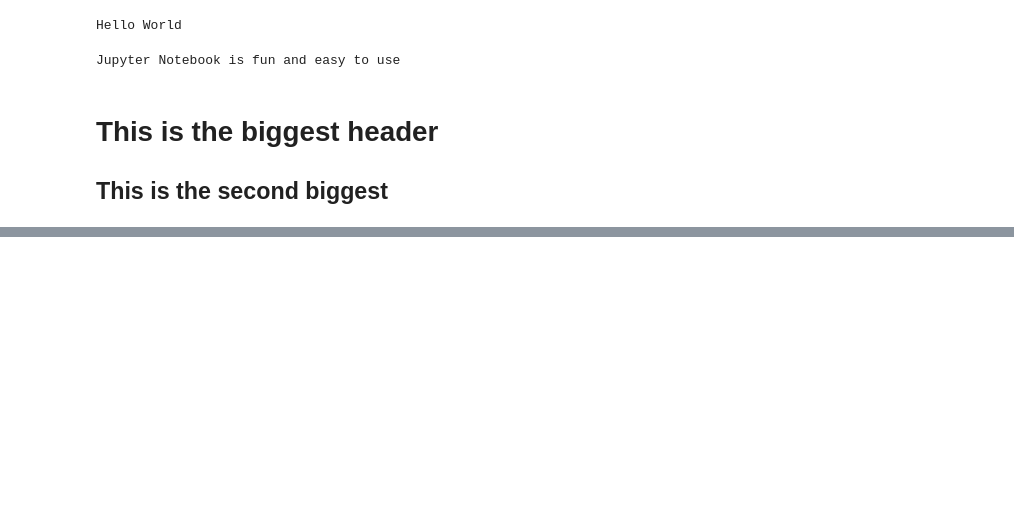
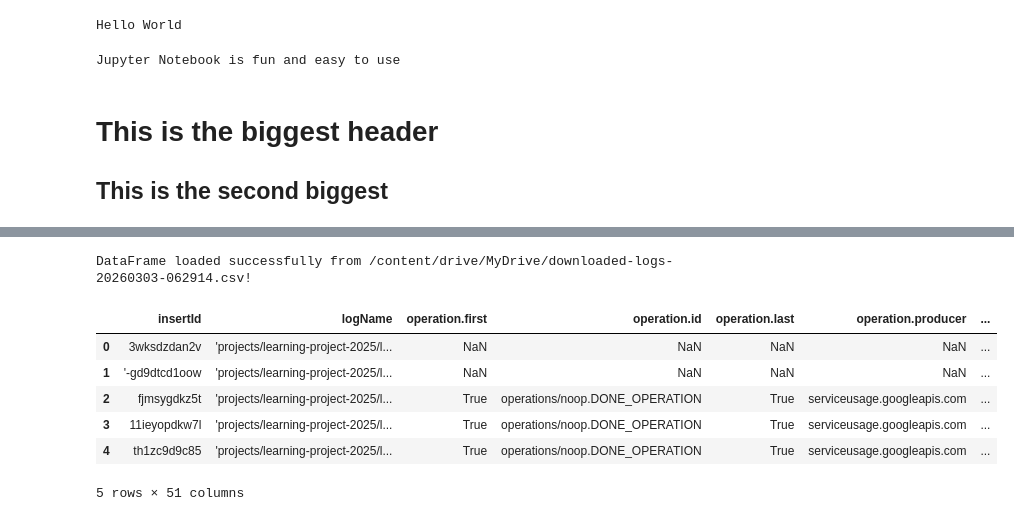
Before and after one commit to James-S-Wood/2-counter, a Jupyter notebook: Examples.ipynb, the cells around one changed output, grey strips where cells are left out. Saved outputs shown, nothing was run; the diff lists cells and outputs as text; code cells hidden in the pictures; blank space fills up the shorter version.

```diff
--- a/Examples.ipynb
+++ b/Examples.ipynb
@@ -13,0 +130,22 @@ Jupyter Notebook is fun and easy to use
+# %%
+import pandas as pd
+
+file_path = '/content/drive/MyDrive/downloaded-logs-20260303-062914.csv'
+
+try:
+    df = pd.read_csv(file_path)
+    print(f'DataFrame loaded successfully from {file_path}!')
+    display(df.head())
+except FileNotFoundError:
+    print(f"Error: The file '{file_path}' was not found. Please check the path and try again.")
+except Exception as e:
+    print(f"An error occurred: {e}")
+# %% [output]
+DataFrame loaded successfully from /content/drive/MyDrive/downloaded-logs-20260303-062914.csv!
+|  | insertId | logName | operation.first | operation.id | operation.last | operation.producer | ... |
+| 0 | 3wksdzdan2v | 'projects/learning-project-2025/l... | NaN | NaN | NaN | NaN | ... |
+| 1 | '-gd9dtcd1oow | 'projects/learning-project-2025/l... | NaN | NaN | NaN | NaN | ... |
+| 2 | fjmsygdkz5t | 'projects/learning-project-2025/l... | True | operations/noop.DONE_OPERATION | True | serviceusage.googleapis.com | ... |
+| 3 | 11ieyopdkw7l | 'projects/learning-project-2025/l... | True | operations/noop.DONE_OPERATION | True | serviceusage.googleapis.com | ... |
+| 4 | th1zc9d9c85 | 'projects/learning-project-2025/l... | True | operations/noop.DONE_OPERATION | True | serviceusage.googleapis.com | ... |
+5 rows × 51 columns
```
Also changed, not shown: parts of 10 cells of this notebook.
